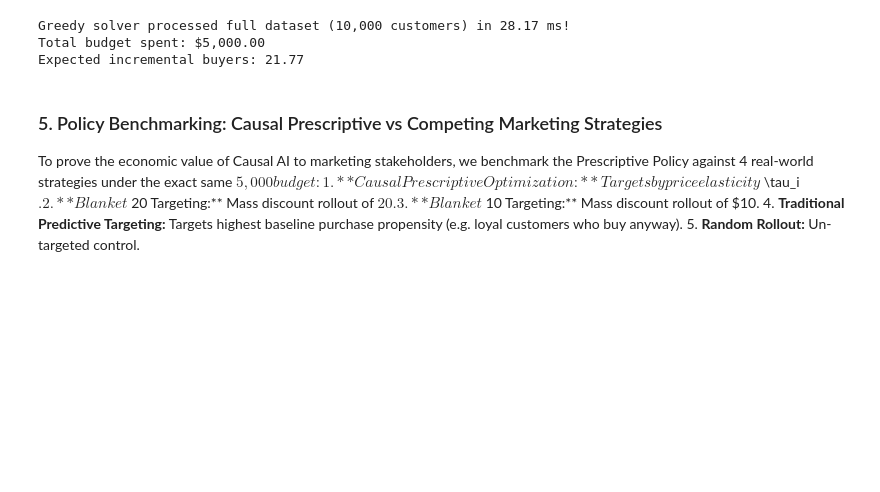
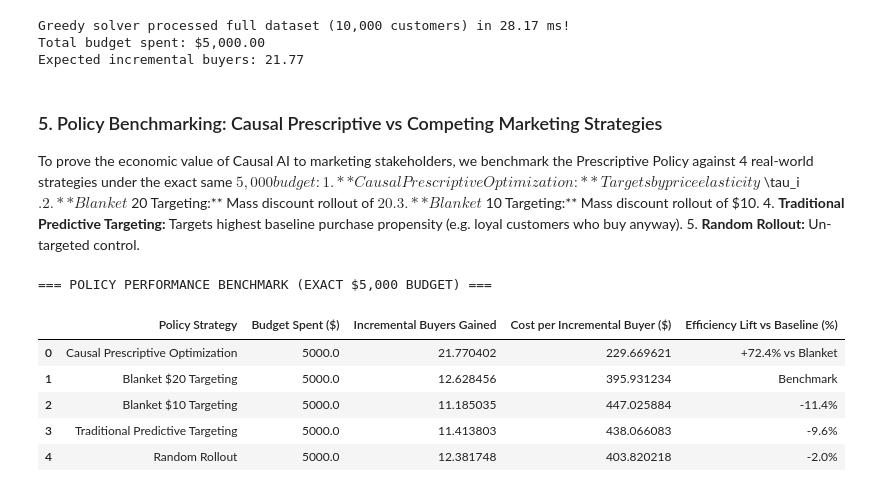
Before and after one commit to kumarjesh/Econo-causal, a Jupyter notebook: optimizer.ipynb, the cells around one changed output. Cells and saved outputs as stored; diff of their text form; code cells hidden in the pictures; blank space fills up the shorter version.

```diff
--- a/optimizer.ipynb
+++ b/optimizer.ipynb
@@ -213,3 +213,17 @@ To prove the economic value of Causal AI to marketing stakeholders, we benchmark
 3. **Blanket $10 Targeting:** Mass discount rollout of $10.
 4. **Traditional Predictive Targeting:** Targets highest baseline purchase propensity (e.g. loyal customers who buy anyway).
 5. **Random Rollout:** Un-targeted control.
+# %%
+from optimizer import compare_policies
+
+comp_df, _ = compare_policies(df_ite, budget=5000.0)
+print("=== POLICY PERFORMANCE BENCHMARK (EXACT $5,000 BUDGET) ===")
+comp_df
+# %% [output]
+=== POLICY PERFORMANCE BENCHMARK (EXACT $5,000 BUDGET) ===
+|  | Policy Strategy | Budget Spent ($) | Incremental Buyers Gained | Cost per Incremental Buyer ($) | Efficiency Lift vs Baseline (%) |
+| 0 | Causal Prescriptive Optimization | 5000.0 | 21.770402 | 229.669621 | +72.4% vs Blanket |
+| 1 | Blanket $20 Targeting | 5000.0 | 12.628456 | 395.931234 | Benchmark |
+| 2 | Blanket $10 Targeting | 5000.0 | 11.185035 | 447.025884 | -11.4% |
+| 3 | Traditional Predictive Targeting | 5000.0 | 11.413803 | 438.066083 | -9.6% |
+| 4 | Random Rollout | 5000.0 | 12.381748 | 403.820218 | -2.0% |
```
Also changed, not shown: parts of 4 cells of this notebook.
